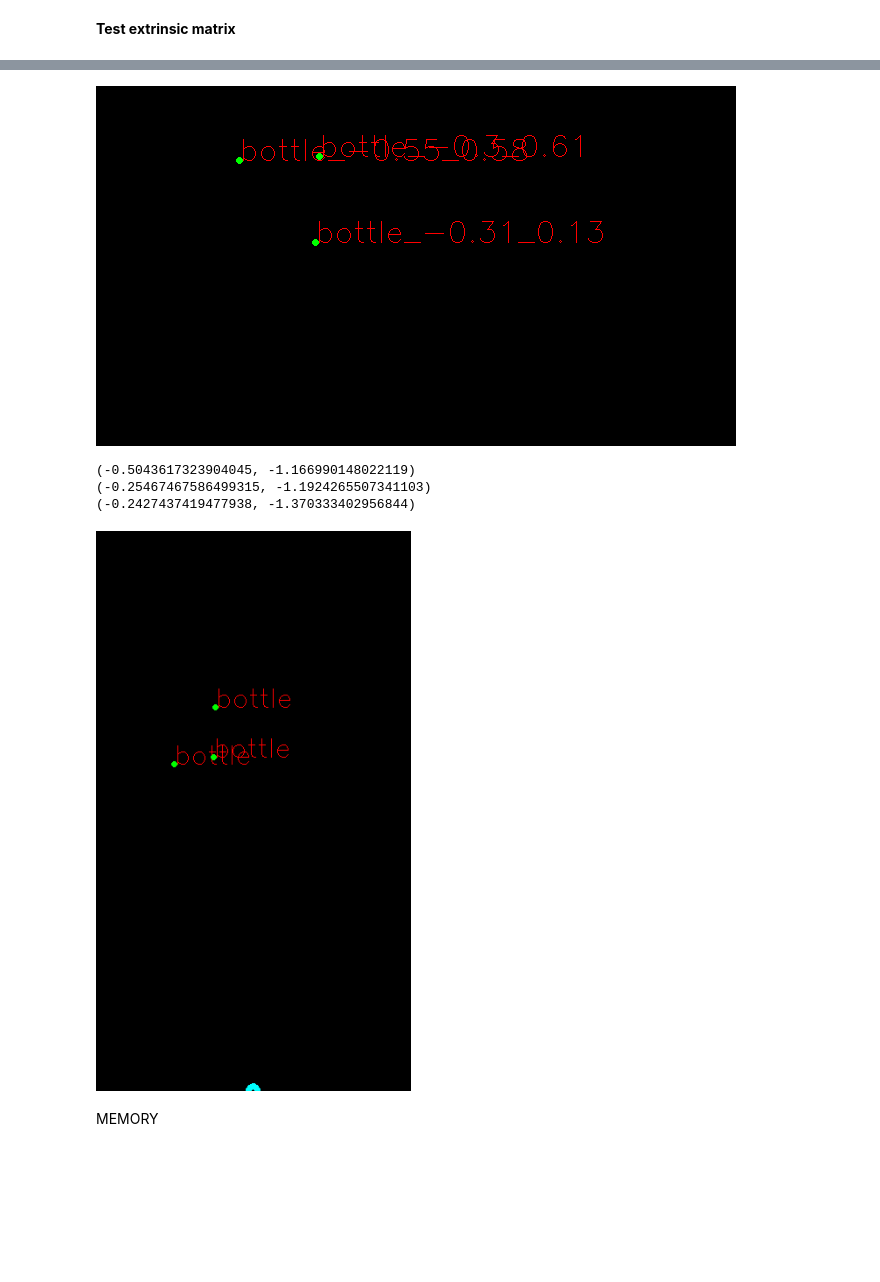
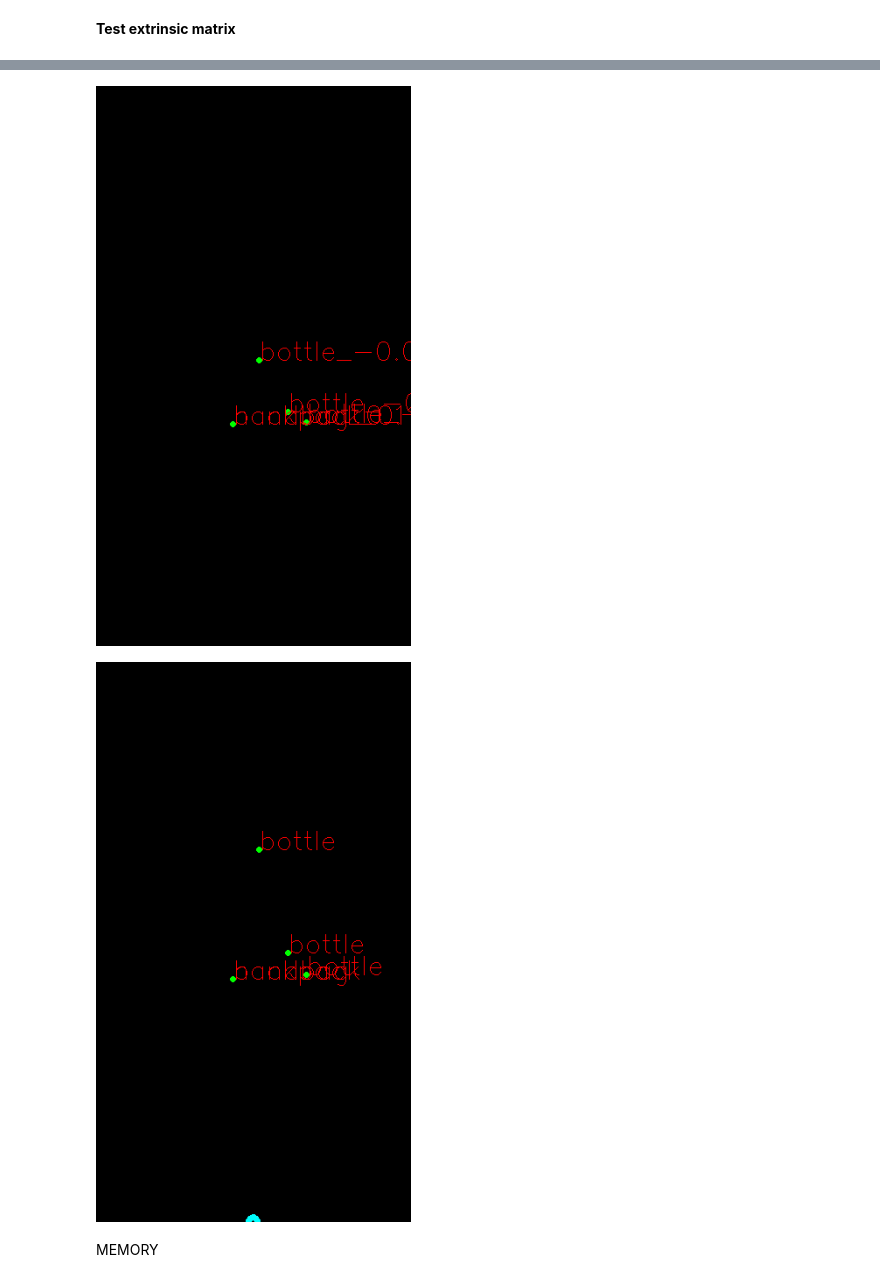
Before and after one commit to BatmanofZuhandArrgh/StretchRE1_Controls, a Jupyter notebook: RE1_memory_objdet_demo.ipynb, the cells around one changed output, grey strips where cells are left out. Cells and saved outputs as stored; diff of their text form; code cells hidden in the pictures; blank space fills up the shorter version.

```diff
--- a/RE1_memory_objdet_demo.ipynb
+++ b/RE1_memory_objdet_demo.ipynb
@@ -191,7 +191,7 @@ print(landmark_screen.get_OOI()[2].cam_coord)
 # %%
 #Test intrinsic matrix
 from re1_utils.camera import get_rs_extrinsic_mat
-extrinsic_mat = get_rs_extrinsic_mat(type = 'cam2base')
+extrinsic_mat = get_rs_extrinsic_mat(type = 'cam2world')
 print(extrinsic_mat)
 # %% [output]
 Jupyter environment detected. Enabling Open3D WebVisualizer.
@@ -224,16 +216,15 @@ landmarks = landmark_screen.get_landmarks()
 from planning.path_planner import PathPlanner
 path_planner = PathPlanner(landmark_dict=landmarks)
 # %%
+#Camera visualization
 path_planner.viz_cam()
 # %% [output]
-[figure, old version]
+[figure, new version]
 # %%
-path_planner.viz_base(coord_type='xy')
+#Top down visualization
+path_planner.viz_base(coord_type='yz')
 # %% [output]
-(-0.5043617323904045, -1.166990148022119)
-(-0.25467467586499315, -1.1924265507341103)
-(-0.2427437419477938, -1.370333402956844)
-[figure, old version]
+[figure, new version]
 # %%
 # sys.path.append('..')
 # %%
```
Also changed, not shown: parts of 21 cells of this notebook, 10 other files.
